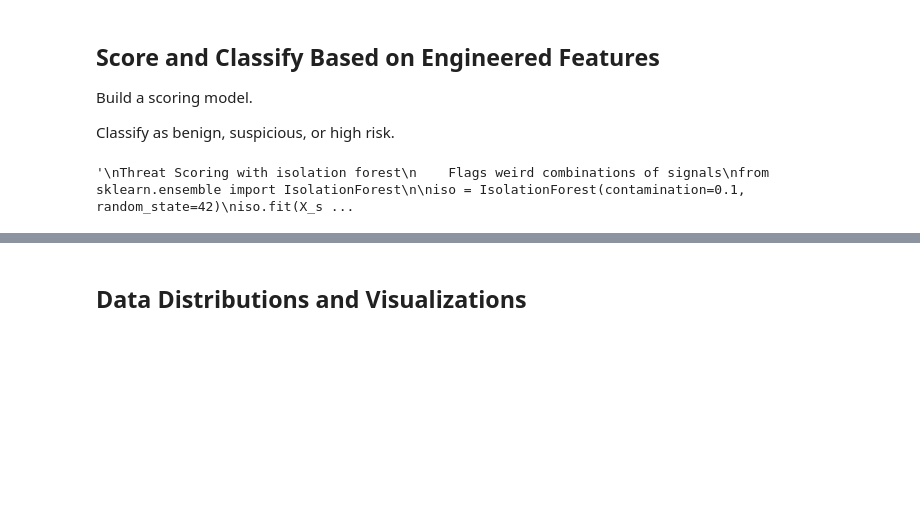
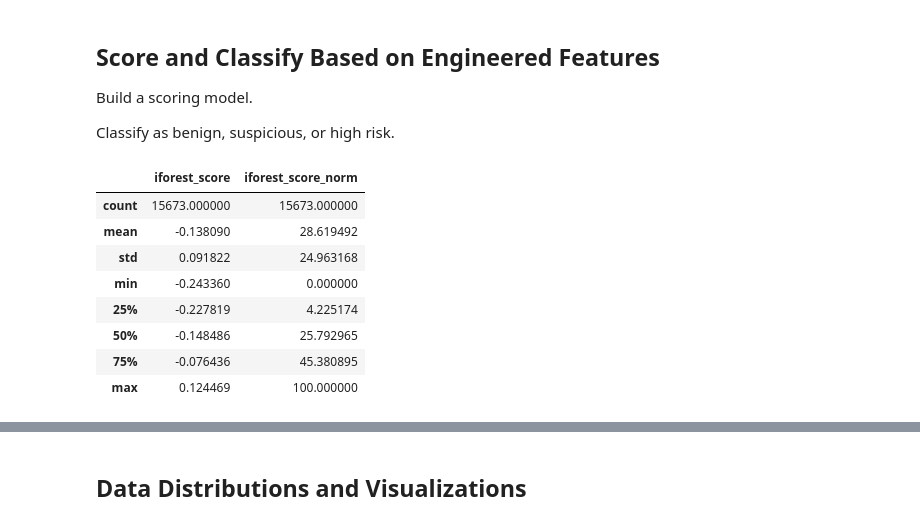
Before and after one commit to YouKnowJoey/sketchy-parking-lot, a Jupyter notebook: notebooks/wrangling_analysis.ipynb, the cells around one changed output, grey strips where cells are left out. Cells and saved outputs as stored; diff of their text form; code cells hidden in the pictures; blank space fills up the shorter version.

Commit message:
Preliminary scoring framework using content and behavior risk.

```diff
--- a/notebooks/wrangling_analysis.ipynb
+++ b/notebooks/wrangling_analysis.ipynb
@@ -628,5 +634,59 @@ combined_df["final_score"] = (
 # analyze top threats
 combined_df.sort_values("threat_score", ascending=False).head(20)
 '''
+
+feature_cols = [
+    "ad_score",
+    "parked_score",
+    "suspicious_score",
+    "num_redirects",
+    "avg_redirect_jaccard",
+    "min_redirect_jaccard",
+    "low_redirect_similarity_flag",
+    "first_last_redirect_similarity"
+]
+
+X = combined_df[feature_cols].fillna(0)
-# %% [output]
-'\nThreat Scoring with isolation forest\n    Flags weird combinations of signals\nfrom sklearn.ensemble import IsolationForest\n\niso = IsolationForest(contamination=0.1, random_state=42)\niso.fit(X_s ...
+# %%
+'''
+Scale Features and Apply Isolation Forest for Anomaly Detection
+
+- Hyperparameters tuning is needed for n_estimators and contamination
+- Tune based on distribution of scores and desired sensitivity
+'''
+scaler = StandardScaler()
+X_scaled = scaler.fit_transform(X)
+
+iso = IsolationForest(
+    n_estimators=200,
+    contamination=0.1, # assume 10% suspicious
+    random_state=1
+)
+iso.fit(X_scaled)
+
+# Raw anomaly score (higher = more normal)
+raw_scores = iso.decision_function(X_scaled)
+
+# Convert to threat score (higher = more risky)
+combined_df["iforest_score"] = -raw_scores
+# %%
+'''
+Normalize isolation forest threat scores to
+a 0-100 scale.
+'''
+
+def normalize_score(x):
+    return 100 * (x - x.min()) / (x.max() - x.min())
+
+combined_df["iforest_score_norm"] = normalize_score(combined_df["iforest_score"])
+combined_df[["iforest_score", "iforest_score_norm"]].describe()
+# %% [output]
+|  | iforest_score | iforest_score_norm |
+| count | 15673.000000 | 15673.000000 |
+| mean | -0.138090 | 28.619492 |
+| std | 0.091822 | 24.963168 |
+| min | -0.243360 | 0.000000 |
+| 25% | -0.227819 | 4.225174 |
+| 50% | -0.148486 | 25.792965 |
+| 75% | -0.076436 | 45.380895 |
+| max | 0.124469 | 100.000000 |
```
Also changed, not shown: parts of 7 cells of this notebook.
